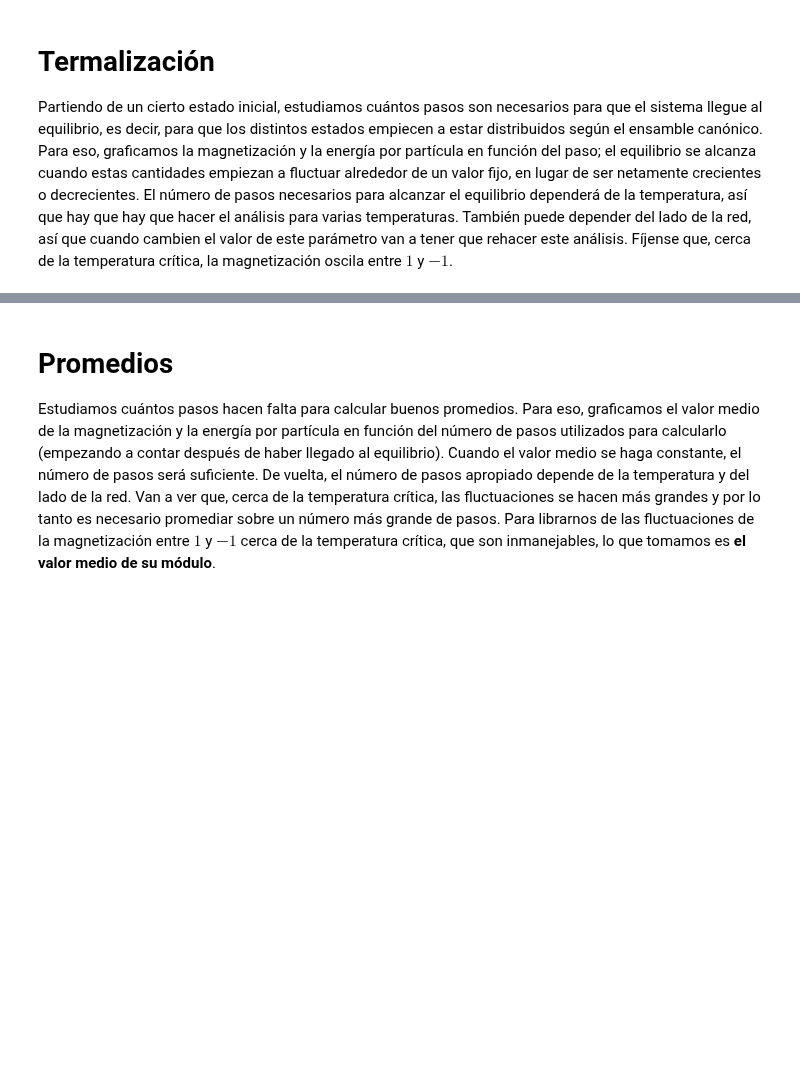
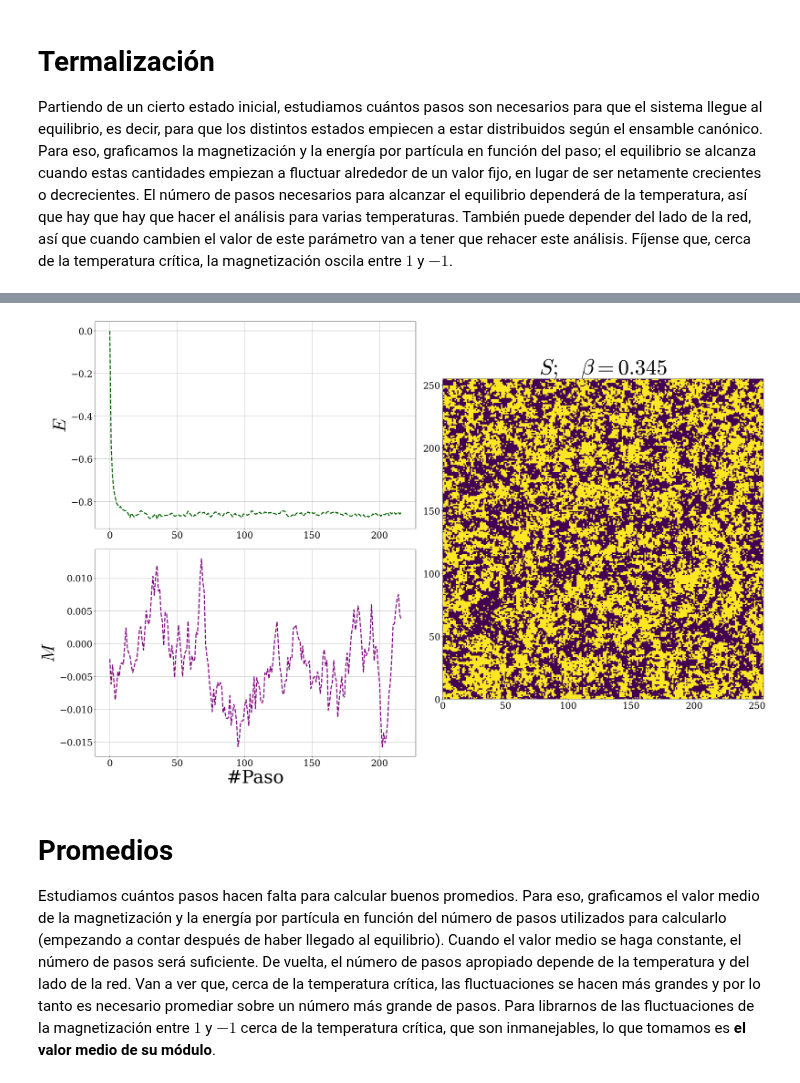
Before and after one commit to Lermacto/ising-2d, a Jupyter notebook: FT3_2024_1c_Grupo3.ipynb, the cells around one changed output, grey strips where cells are left out. Drawn from its saved outputs; the diff is of its cells as text; code cells hidden in the pictures; blank space fills up the shorter version.

Commit message:
algunos detallles plot termalización

```diff
--- a/FT3_2024_1c_Grupo3.ipynb
+++ b/FT3_2024_1c_Grupo3.ipynb
@@ -20,7 +20,7 @@ Un consejo, para que administren su tiempo. Pueden usar la biblioteca **tqdm** p
 import numpy as np
 from tqdm import tqdm
 n = 0
-nmax = 10000000
+nmax = 10_000_000
 
 for i in tqdm(range(1,nmax)):
   n += 1/(i*i)
@@ -44,20 +47,22 @@ import matplotlib.cm as cm
 
 COLOR = "black"
 %config InlineBackend.figure_format = "retina"  # For high dpi figures in notebook
+# plt.rcParams["font.family"] = "serif"
+# plt.rcParams["mathtext.fontset"] = "cm"
+# plt.rcParams["figure.dpi"] = 120
+# plt.rcParams["legend.fontsize"] = "medium"
+# plt.rcParams["axes.labelsize"] = "large"
 plt.rcParams["figure.dpi"] = 50
 plt.rcParams["figure.figsize"] = (28, 18)
 
 plt.rcParams["font.family"] = "serif"
 plt.rcParams["mathtext.fontset"] = "cm"
 
-plt.rcParams["figure.dpi"] = 50
-plt.rcParams["axes.grid"] = True
-# plt.rcParams["axes.facecolor"] = "lightgray"  # Disgusting -Agus. :( -Arcus
 plt.rcParams["legend.fontsize"] = 25
 plt.rcParams["axes.titlesize"] = 60
 plt.rcParams["axes.labelsize"] = 50
-plt.rcParams["ytick.labelsize"] = 20
-plt.rcParams["xtick.labelsize"] = 20
+plt.rcParams["ytick.labelsize"] = 25
+plt.rcParams["xtick.labelsize"] = 25
 
 plt.rcParams["axes.grid"] = True
 
@@ -66,7 +71,7 @@ plt.rcParams["text.color"] = COLOR
 plt.rcParams["axes.labelcolor"] = COLOR
 plt.rcParams["xtick.color"] = COLOR
 plt.rcParams["ytick.color"] = COLOR
-plt.rcParams["grid.color"] = COLOR
+# plt.rcParams["grid.color"] = COLOR
 plt.rcParams["text.latex.preamble"] = "\n".join([r"\usepackage[version=3]{mhchem}"])
 # %% [markdown]
 # Funciones
@@ -188,3 +148,55 @@ plt.show()
+# %%
+L = 256  # Lado de la red
+T = 2.9
+beta = 1 / T
+prob = np.array([np.exp(-4 * beta), np.exp(-8 * beta)])
+
+# Estado inicial
+if T < 2.27:
+    S = np.ones((L, L), dtype=int)
+else:
+    S = 2 * np.random.randint(2, size=(L, L)) - 1
+
+n = 0  # El paso del loop
+M_vals = [np.mean(S), ]  # Magnetización en función del paso
+E_vals = [h(S), ]  # Energia por particula en funcion del paso
+n_check = 100  # Tamaño de la ventana en la que miramos la variación de la energía
+historic_de = np.zeros(n_check)  # Acá vamos a almacenar los últimos valores de `de`
+while (
+   (n < n_check)  # Dejamos pasar al menos n_check pasos para llenar una ventana
+   or (np.abs(np.sum(historic_de)/(n_check)) > 1e-6)
+   # El loop continua mientras la variación promedio de la energía en los últimos
+   # n_check pasos sea mayor que cierto umbral
+):
+    S, dm, de = metropolis(S, prob)
+    M_vals.append(M_vals[-1] + dm)  # Magnetización de S en este paso
+    E_vals.append(E_vals[-1] + de)  # Energía de S en este paso
+    historic_de[n%n_check] = de  # Agregamos `de` a la ventada
+    n+=1
+
+fig = plt.figure(layout="constrained")
+gs = GridSpec(2, 2, figure=fig)
+ax1 = fig.add_subplot(gs[0, 0])
+ax2 = fig.add_subplot(gs[1, 0])
+ax_2d = fig.add_subplot(gs[:, 1])
+ax1.plot(E_vals, color="darkgreen", linestyle='--', lw=3)
+# ax1.plot(E_avg, color="tab:green", label="$\overline{E}$", lw=3)
+ax2.plot(M_vals, color="purple", linestyle='--', lw=3)
+# ax2.plot(M_avg, color="violet", label="$\overline{M}$", lw=3)
+
+ax_2d.imshow(S)
+ax_2d.grid(False)
+ax_2d.set_ylim(0, L - 1)
+ax_2d.set_xlim((0, L - 1))
+
+
+ax1.set_ylabel("$E$")
+ax2.set_ylabel("$M$")
+ax2.set_xlabel("#Paso")
+ax_2d.set_title(rf"$S;\quad \beta = {beta:.3g}$")
+plt.show()
+# %% [output]
+[figure, added]
 # %%
 @njit
 def termalize_S(S, prob):
```
Also changed, not shown: parts of 2 cells of this notebook.
